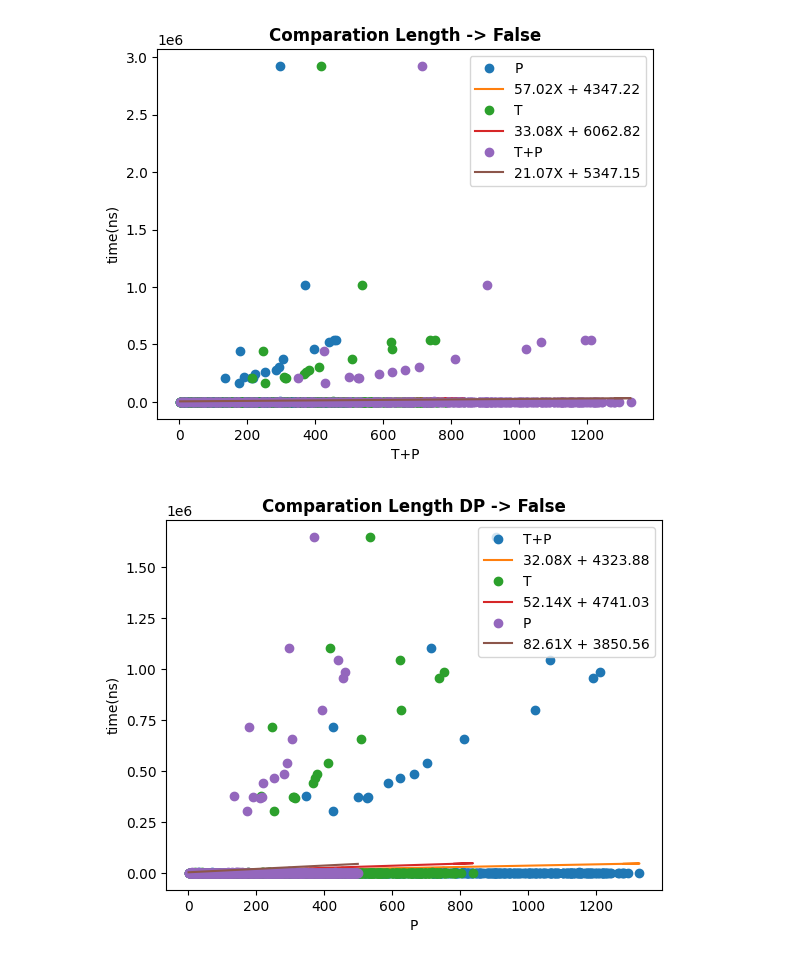
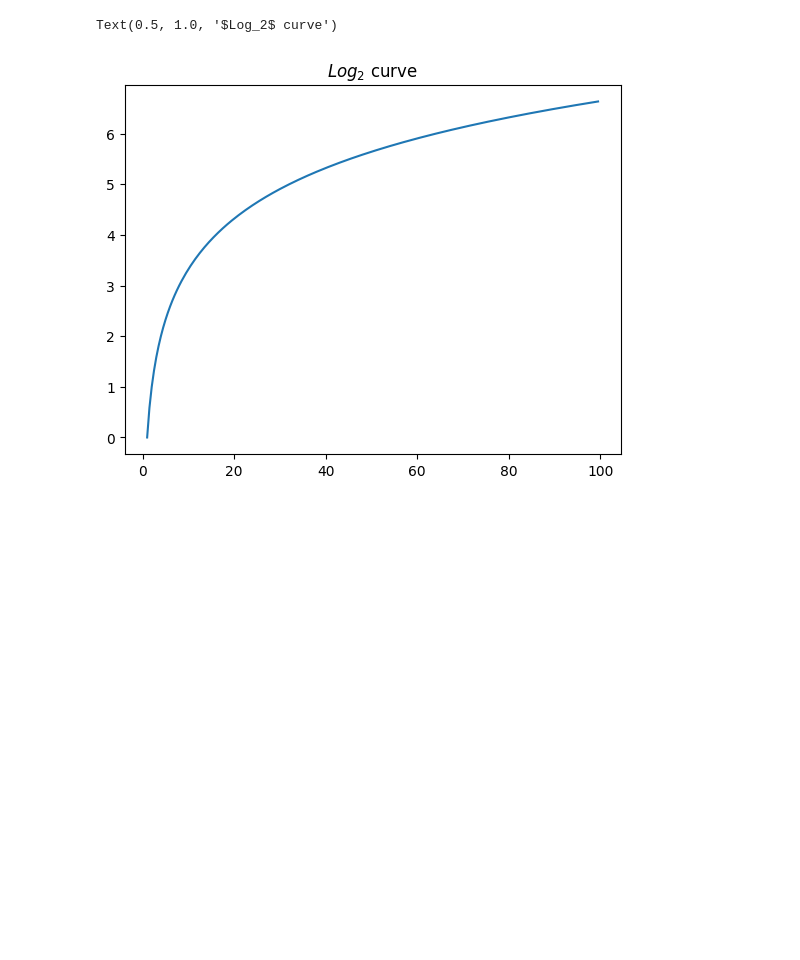
Before and after one commit to HenrickyL/PAA, a Jupyter notebook: Trabalho/main/test.ipynb, the cells around one changed output. Cells and saved outputs as stored; diff of their text form; code cells hidden in the pictures; blank space fills up the shorter version.

```diff
--- a/Trabalho/main/test.ipynb
+++ b/Trabalho/main/test.ipynb
@@ -74,20 +126,8 @@ plt.show()
-# %%
-# False comparation
-path = 'IsMatch_With_Result_False.txt'
-title = 'Comparation Length -> False'
-graphAnalysis(path=path, title=title, t=2)
-graphAnalysis(path=path, title=title, t=1)
-graphAnalysis(path=path, title=title)
-plt.show()
-
-
-# False comparation DP
-path = 'IsMatch_With_Result_False_in_DP.txt'
-title = 'Comparation Length DP -> False'
-graphAnalysis(path=path, title=title)
-graphAnalysis(path=path, title=title, t=1)
-graphAnalysis(path=path, title=title, t=2)
-plt.show()
-# %% [output]
-[figure, removed]
-[figure, removed]
+# %%
+x = np.arange(1,100, 0.5)
+y = np.log2(x)
+plt.plot(x,y)
+plt.title(r'$Log_2$ curve')
+# %% [output]
+Text(0.5, 1.0, '$Log_2$ curve')
+[figure, added]
```
Also changed, not shown: parts of 4 cells of this notebook, 21 other files.
